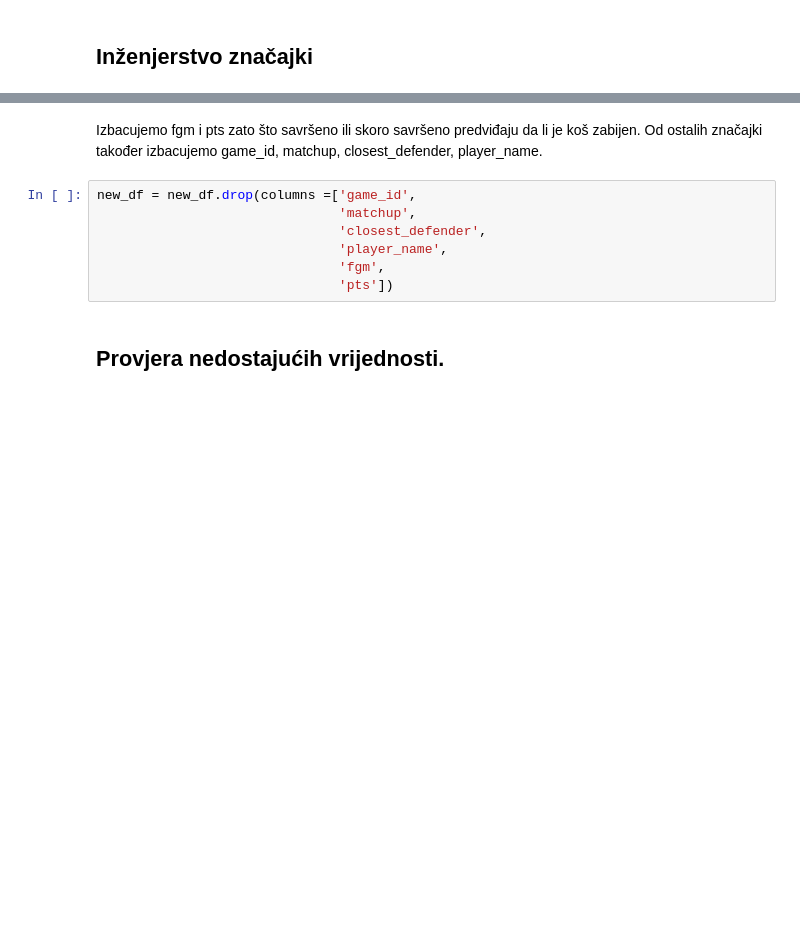
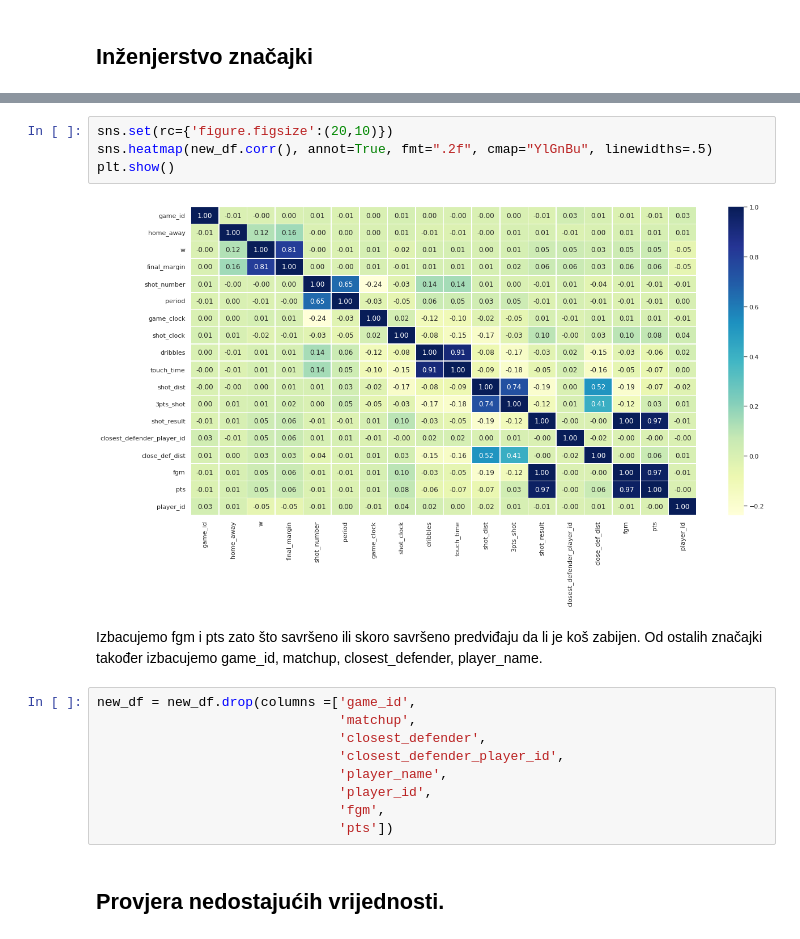
Before and after one commit to pdragojevic/Predicting-NBA-Shots, a Jupyter notebook: predicting_nba_shots.ipynb, the cells around one changed output, grey strips where cells are left out. Saved outputs shown, nothing was run; the diff lists cells and outputs as text; blank space fills up the shorter version.

Commit message:
Added visualization

```diff
--- a/predicting_nba_shots.ipynb
+++ b/predicting_nba_shots.ipynb
@@ -102,10 +108,18 @@ new_df.corr()
+# %%
+sns.set(rc={'figure.figsize':(20,10)})
+sns.heatmap(new_df.corr(), annot=True, fmt=".2f", cmap="YlGnBu", linewidths=.5)
+plt.show()
+# %% [output]
+[figure, added]
 # %% [markdown]
 Izbacujemo fgm i pts zato što savršeno ili skoro savršeno predviđaju da li je koš zabijen. Od ostalih značajki također izbacujemo game_id, matchup, closest_defender, player_name.
 # %%
 new_df = new_df.drop(columns =['game_id',
                                'matchup',
                                'closest_defender',
+                               'closest_defender_player_id',
                                'player_name',
+                               'player_id',
                                'fgm',
                                'pts'])
 # %% [markdown]
```
Also changed, not shown: parts of 13 cells of this notebook.
